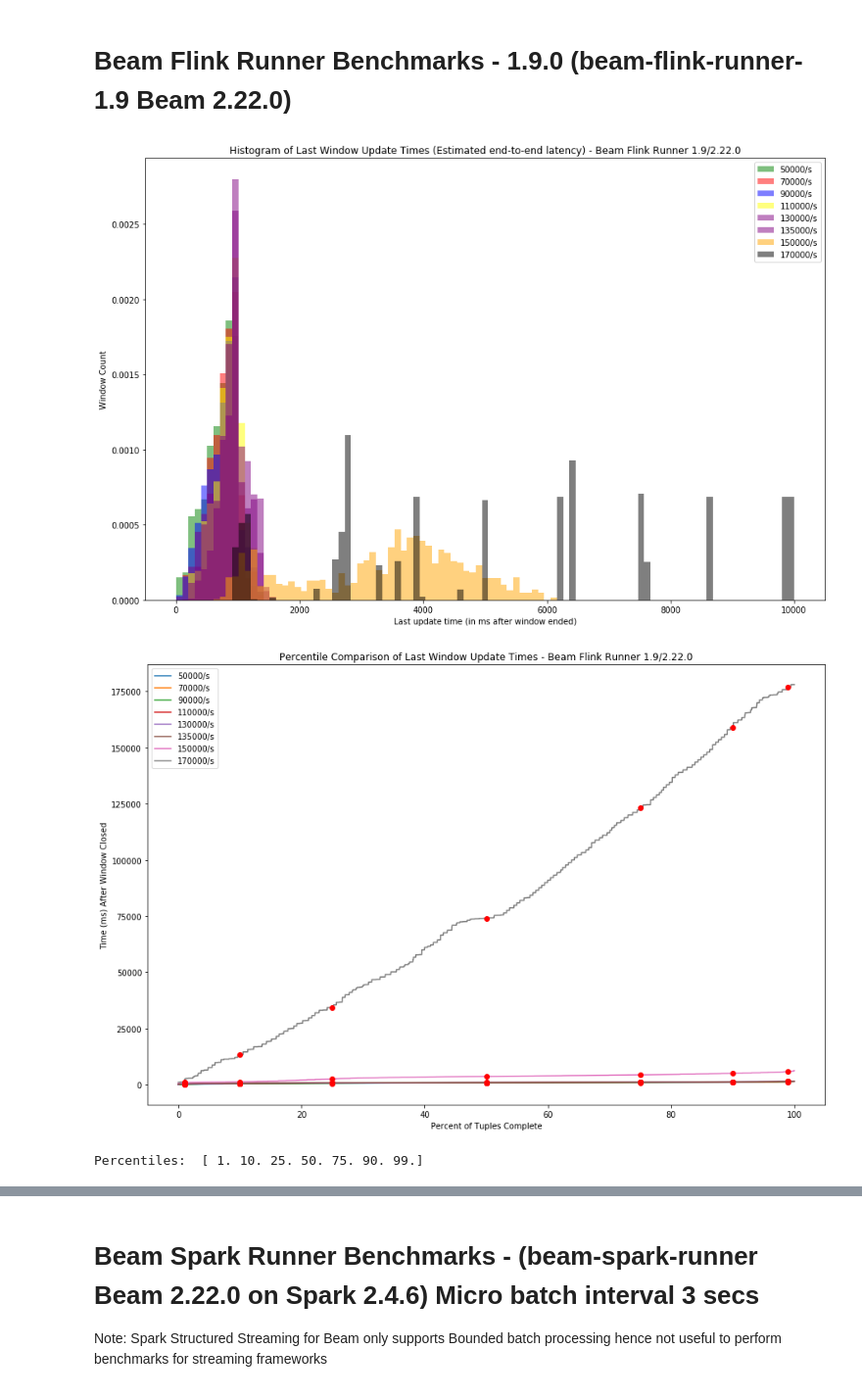
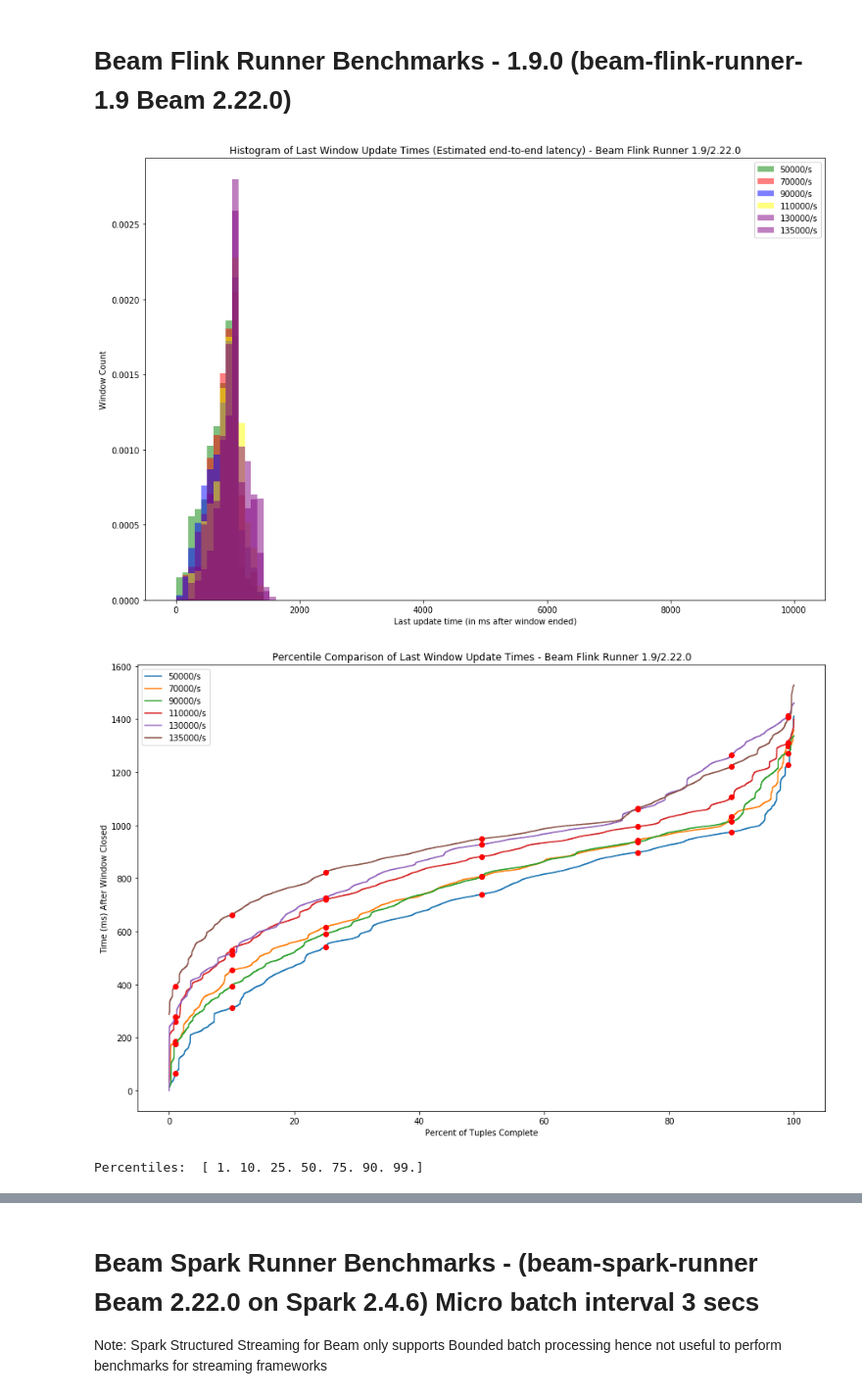
Before and after one commit to yahoo/streaming-benchmarks, a Jupyter notebook: pynotebooks/Benchmark_combined.ipynb, the cells around one changed output, grey strips where cells are left out. Shown at 98% size. Saved outputs shown, nothing was run; the diff lists cells and outputs as text; code cells hidden in the pictures.

```diff
--- a/pynotebooks/Benchmark_combined.ipynb
+++ b/pynotebooks/Benchmark_combined.ipynb
@@ -506,10 +517,10 @@ files = [("../runs/results/BEAM_FLINK/50000/updated.txt", "green", "50000"),
          ("../runs/results/BEAM_FLINK/90000/updated.txt", "blue", "90000"),
          ("../runs/results/BEAM_FLINK/110000/updated.txt", "yellow", "110000"),
          ("../runs/results/BEAM_FLINK/130000/updated.txt", "purple", "130000"),
-         ("../runs/results/BEAM_FLINK/135000/updated.txt", "purple", "135000"),
+         ("../runs/results/BEAM_FLINK/135000/updated.txt", "purple", "135000")]
          # Beam cannot keep up at 150000 events
-         ("../runs/results/BEAM_FLINK/150000/updated.txt", "orange", "150000"),
-         ("../runs/results/BEAM_FLINK/170000/updated.txt", "black", "170000")]
+         #("../runs/results/BEAM_FLINK/150000/updated.txt", "orange", "150000"),
+         #("../runs/results/BEAM_FLINK/170000/updated.txt", "black", "170000")]
 
 filtered = [(get_filtered_updated(filename, window_size_ms), color, label) for (filename, color, label) in files]
 bins = np.linspace(0, 10000, 100)
@@ -523,33 +534,34 @@ plt.title('Histogram of Last Window Update Times (Estimated end-to-end latency)
 plt.legend(loc="upper right")
 plt.show()
 # %% [output]
-[figure, old version]
+[figure, new version]
 # %%
 #Draws percentile charts from tuples of ([points], [percentiles], label)
 def draw_line(points, percentiles, label):
     plt.plot(np.linspace(0,100, len(points)), points, label=(label + "/s"))
     plt.plot(p, percentiles, 'ro')
 
 # Percentile values
 p = np.array([1.0, 10.0, 25.0, 50.0, 75.0, 90.0, 99.0])
 
 sorted = [(np.sort(filter), np.percentile(np.sort(filter), p), label) for (filter, _, label) in filtered]
 
 # Do the drawing
 plt.figure(num=None, figsize=(15, 10))
 
 for (points, percentiles, label) in sorted:
     draw_line(points, percentiles,label)
 
 plt.legend(loc="upper left")
 plt.xlabel('Percent of Tuples Complete')
 plt.ylabel('Time (ms) After Window Closed')
+plt.grid(True)
 plt.title('Percentile Comparison of Last Window Update Times - Beam Flink Runner 1.9/2.22.0')
 plt.show()
 
 print("Percentiles: ", p)
 # %% [output]
-[figure, old version]
+[figure, new version]
 Percentiles:  [ 1. 10. 25. 50. 75. 90. 99.]
 # %%
 # Percentile values
```
Also changed, not shown: parts of 22 cells of this notebook.
